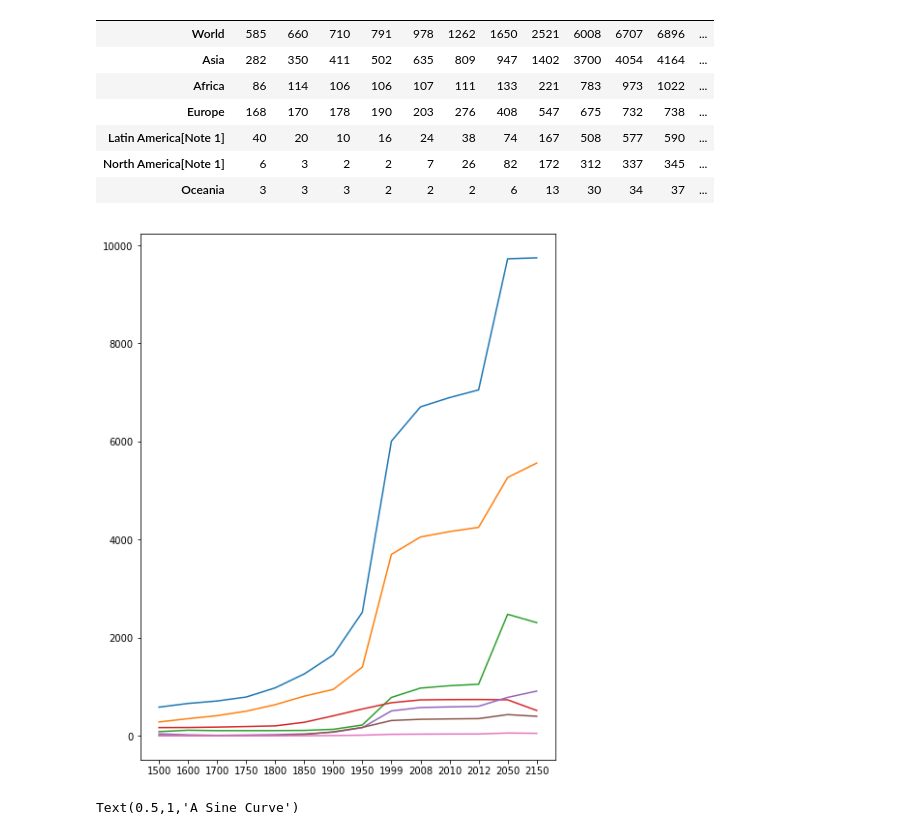
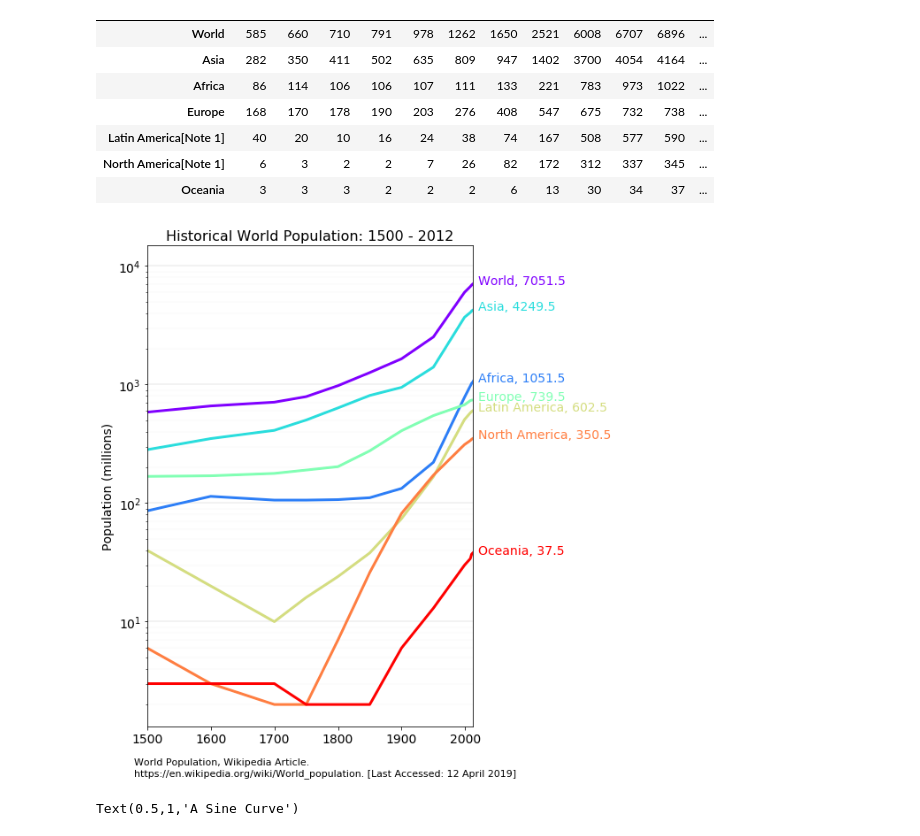
Before and after one commit to rtreharne/python_for_researchers, a Jupyter notebook: jupyter_notebooks/world_population.ipynb, the cells around one changed output. Saved outputs shown, nothing was run; the diff lists cells and outputs as text; code cells hidden in the pictures.

```diff
--- a/jupyter_notebooks/world_population.ipynb
+++ b/jupyter_notebooks/world_population.ipynb
@@ -43,39 +43,45 @@ with open('mytable.tex','w') as tf:
 # %%
 index = df.index.values
 # %%
+%matplotlib inline
+
 height = 10
-width = 0.77*height
+width = 0.66*height
 
 fig, ax = plt.subplots(figsize = (width, height))
 
-#plt.xticks(fontsize=14)
-#plt.yticks(fontsize=14)
+plt.xticks(fontsize=14)
+plt.yticks(fontsize=14)
 
-#ax.set_yscale('log')
+ax.set_yscale('log')
 
 year = df.columns.tolist()
-#year = list(map(int, year))
+year = list(map(int, year))
 
-#colors = plt.cm.rainbow(np.linspace(0,1,len(df)))
+colors = plt.cm.rainbow(np.linspace(0,1,len(df)))
 
-#ax.set_xlim(1500, 2012)
-#ax.set_ylabel('Population (millions)', fontsize=14)
-#ax.set_xlabel('Year', fontsize=14)
-#ax.grid(which='minor', linestyle=':', linewidth='0.1', color='grey')
-#ax.grid(which='major', linestyle='-', linewidth='0.2', color='grey', axis='y')
+ax.set_title("Historical World Population: 1500 - 2012", fontsize=16)
+ax.set_xlim(1500, 2012)
+ax.set_ylabel('Population (millions)', fontsize=14)#ax.set_xlabel('Year', fontsize=14)
+ax.grid(which='minor', linestyle=':', linewidth='0.1', color='grey')
+ax.grid(which='major', linestyle='-', linewidth='0.2', color='grey', axis='y')
 
 for i, row in enumerate(df.iterrows()):
     ax.plot(year, row[1])
-    #ax.plot(year, row[1], label=row[1].name.replace("[Note 1]", ""), linewidth='3', color=colors[i])
-    #y_pos = row[1][-3] - 0.5
-    #ax.text(2020, y_pos, row[1].name.replace("[Note 1]", "")+ ", "+str(y_pos), fontsize=14, color=colors[i])
+    ax.plot(year, row[1], label=row[1].name.replace("[Note 1]", ""), linewidth='3', color=colors[i])
+    y_pos = row[1][-3] - 0.5
+    ax.text(2020, y_pos, row[1].name.replace("[Note 1]", "")+ ", "+str(y_pos), fontsize=14, color=colors[i])
 
 #plt.legend(bbox_to_anchor=(1.02,1), loc="upper left")
 #plt.legend(loc="upper left")
 
-mpl_fig1 = plt.gcf()
+plt.text(1480, 0.5, "World Population, Wikipedia Article.\n" +
+         "https://en.wikipedia.org/wiki/World_population. " +
+         "[Last Accessed: 12 April 2019]", fontsize=11, ha="left")
+
+plt.show()
 # %% [output]
-[figure, old version]
+[figure, new version]
 # %%
 %matplotlib inline
 import pprint
```
Also changed, not shown: parts of 3 cells of this notebook, 18 other files.
